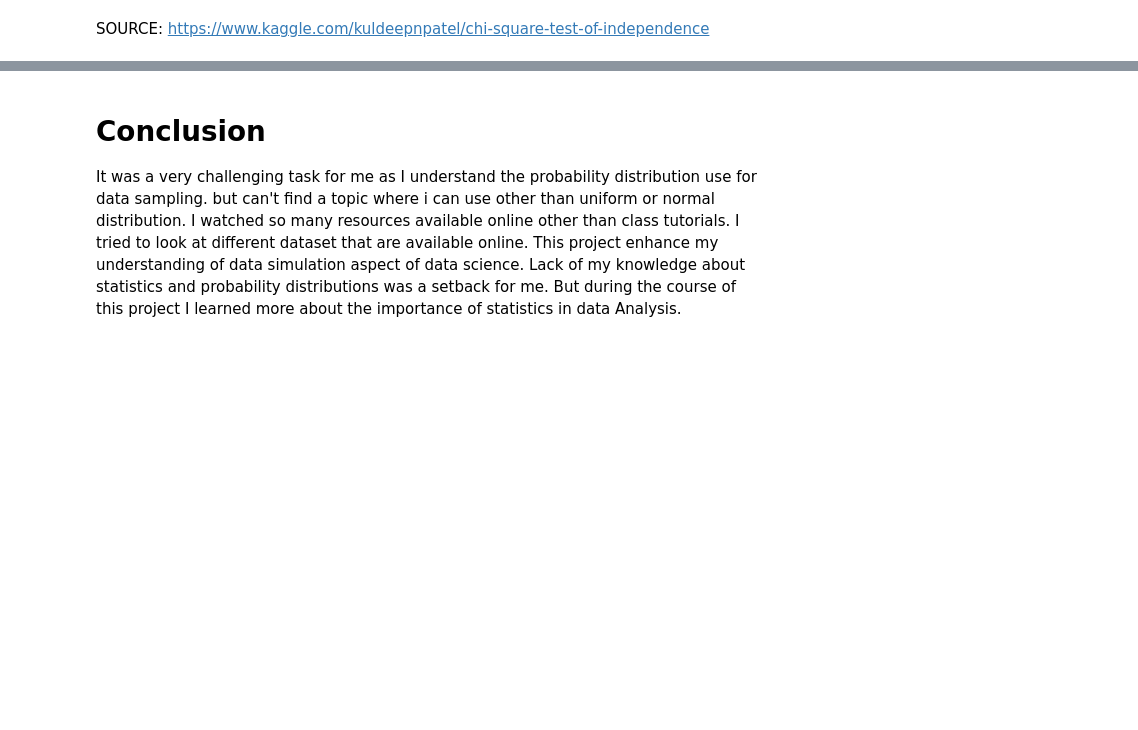
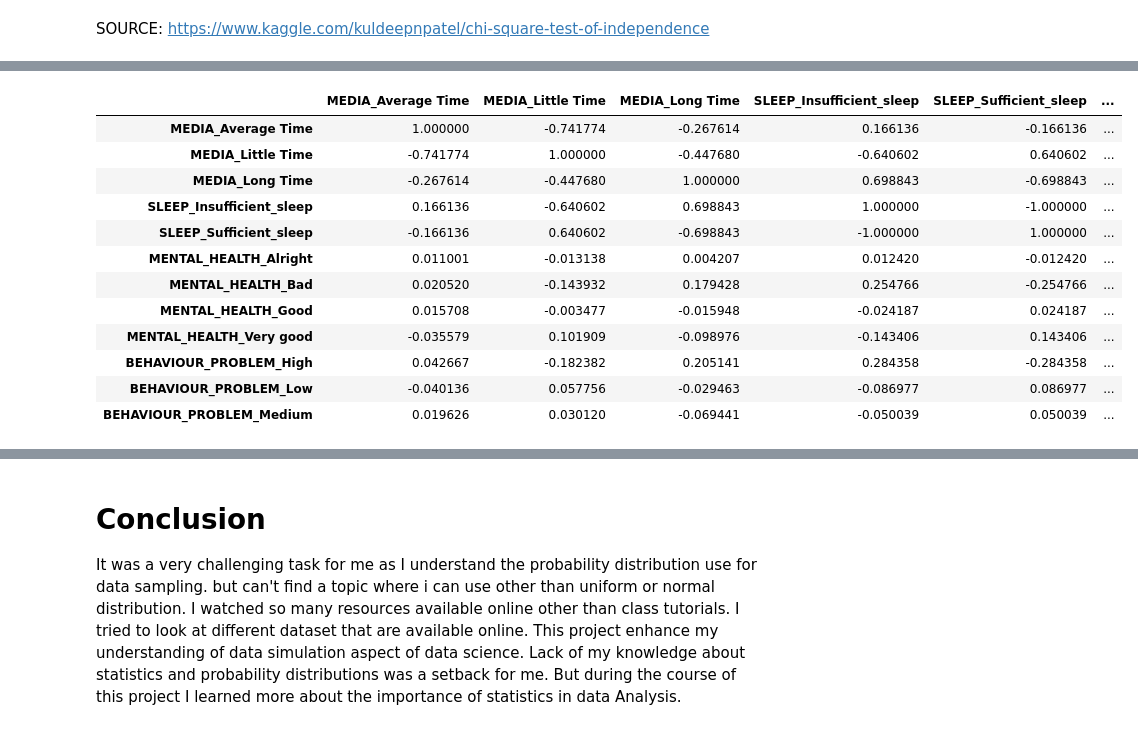
Before and after one commit to Freeha-S/ProgDA_Project, a Jupyter notebook: ProgDA-Project.ipynb, the cells around one changed output, grey strips where cells are left out. Cells and saved outputs as stored; diff of their text form; code cells hidden in the pictures; blank space fills up the shorter version.

```diff
--- a/ProgDA-Project.ipynb
+++ b/ProgDA-Project.ipynb
@@ -732,0 +745,23 @@ Observed Values :-
+# %%
+#dummy encoding
+#hot encoding
+# As we have all categorical data so i decide to  use get dummies
+dumy= s_data.drop(columns=['AGE','GENDER'])
+dumy=pd.get_dummies(dumy)
+##dumy=dumy.drop(['AGE'])
+cor=dumy.corr()
+dumy.corr()
+# %% [output]
+|  | MEDIA_Average Time | MEDIA_Little Time | MEDIA_Long Time | SLEEP_Insufficient_sleep | SLEEP_Sufficient_sleep | ... |
+| MEDIA_Average Time | 1.000000 | -0.741774 | -0.267614 | 0.166136 | -0.166136 | ... |
+| MEDIA_Little Time | -0.741774 | 1.000000 | -0.447680 | -0.640602 | 0.640602 | ... |
+| MEDIA_Long Time | -0.267614 | -0.447680 | 1.000000 | 0.698843 | -0.698843 | ... |
+| SLEEP_Insufficient_sleep | 0.166136 | -0.640602 | 0.698843 | 1.000000 | -1.000000 | ... |
+| SLEEP_Sufficient_sleep | -0.166136 | 0.640602 | -0.698843 | -1.000000 | 1.000000 | ... |
+| MENTAL_HEALTH_Alright | 0.011001 | -0.013138 | 0.004207 | 0.012420 | -0.012420 | ... |
+| MENTAL_HEALTH_Bad | 0.020520 | -0.143932 | 0.179428 | 0.254766 | -0.254766 | ... |
+| MENTAL_HEALTH_Good | 0.015708 | -0.003477 | -0.015948 | -0.024187 | 0.024187 | ... |
+| MENTAL_HEALTH_Very good | -0.035579 | 0.101909 | -0.098976 | -0.143406 | 0.143406 | ... |
+| BEHAVIOUR_PROBLEM_High | 0.042667 | -0.182382 | 0.205141 | 0.284358 | -0.284358 | ... |
+| BEHAVIOUR_PROBLEM_Low | -0.040136 | 0.057756 | -0.029463 | -0.086977 | 0.086977 | ... |
+| BEHAVIOUR_PROBLEM_Medium | 0.019626 | 0.030120 | -0.069441 | -0.050039 | 0.050039 | ... |
```
Also changed, not shown: parts of 33 cells of this notebook, 1 other file.
